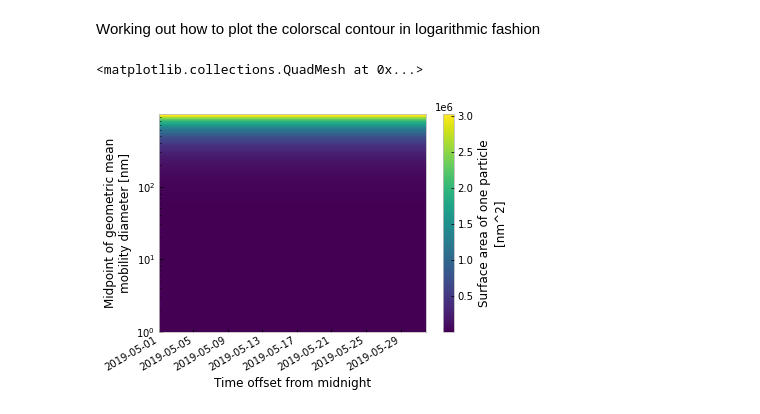
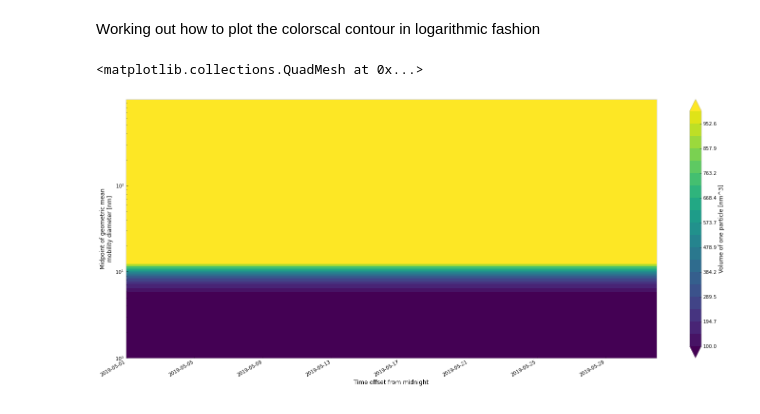
Before and after one commit to ReeseMishler/Work-File, a Jupyter notebook: AOS Proj.ipynb, the cells around one changed output. Cells and saved outputs as stored; diff of their text form; code cells hidden in the pictures.

Commit message:
Update AOS Proj.ipynb
Added Diameters of the Size Distribution plot (omitting Mode as it cluttered things). Difficulties with 2D size distribution plot.

```diff
--- a/AOS Proj.ipynb
+++ b/AOS Proj.ipynb
@@ -152,21 +152,14 @@ Text(0, 0.5, 'nm$^{2}$cm$^{3}$')
 [figure]
 # %% [markdown]
 Working out how to plot the colorscal contour in logarithmic fashion
-# %%
-import matplotlib.colors as colors
-#dD_2d,time_2d = np.meshgrid( dsA2['diameter_mobility'], dsA2['time'] )
-xr.plot.pcolormesh(dsA2['dD_to_dSA'], 'time', 'diameter_mobility',  yscale='log')
-#levels=range(10.0e2,10.0e4,1),
-#fig, axarr = plt.subplots(nrows=1, ncols=1, figsize=(25, 10))
-#cf1 = axarr.contourf(time_2d, dD_2d, dsA2['dD_to_dSA'], cmap='plasma',yscale='log')
-#dsA2['dD_to_dSA'].plot()
-
-#fig, ax = plt.subplots(2, 1)
-
-#pcm = ax.pcolormesh(time_2d, dD_2d, dsA2['diameter_mobility'],
-#                   norm=colors.LogNorm(vmin=dsA2['diameter_mobility'].min(), vmax=dsA2['diameter_mobility'].max()),
-#                   cmap='PuBu_r', shading='auto')
-#fig.colorbar(pcm, ax=ax, extend='max')
-# %% [output]
-<matplotlib.collections.QuadMesh at 0x...>
-[figure, removed]
+# %%
+import matplotlib.colors as colors
+
+lvls=np.linspace(100, 1000, 20)
+xr.plot.pcolormesh(dsA2['dD_to_dV'], 'time', 'diameter_mobility', figsize=(25,10), yincrease =True, yscale='log', levels=lvls)
+
+
+# Well this is clearly wrong....
+# %% [output]
+<matplotlib.collections.QuadMesh at 0x...>
+[figure, added]
```
Also changed, not shown: parts of 2 cells of this notebook.
